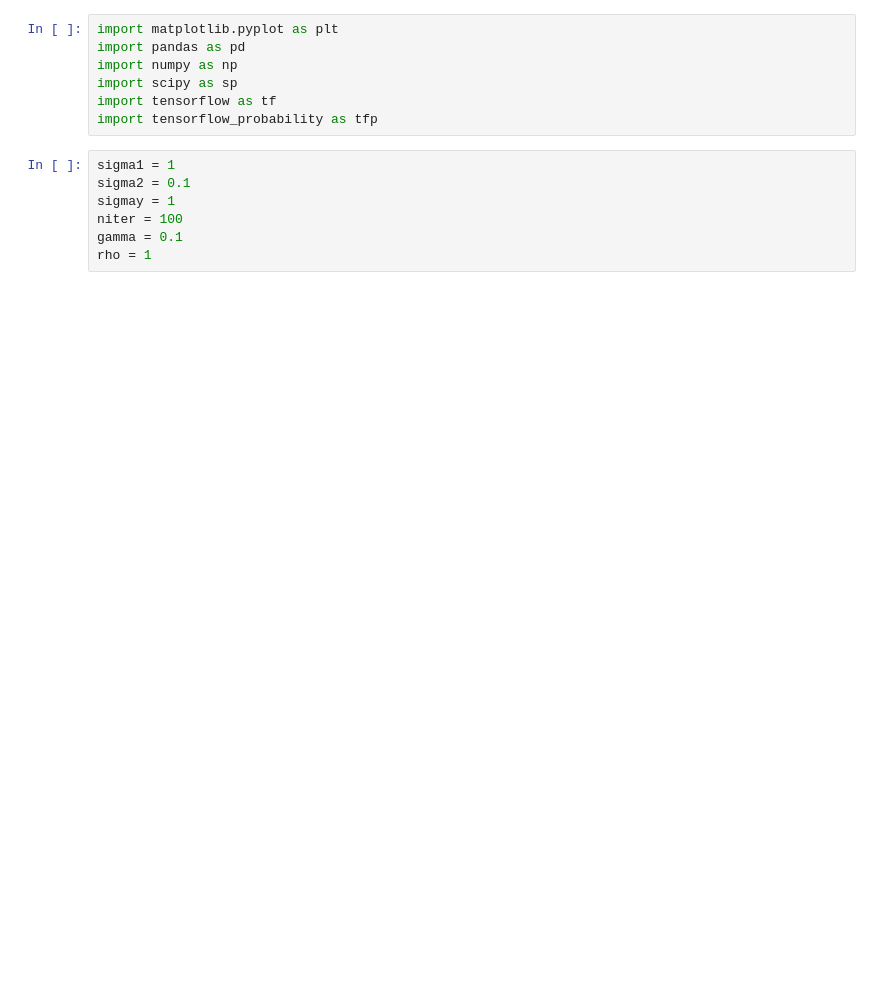
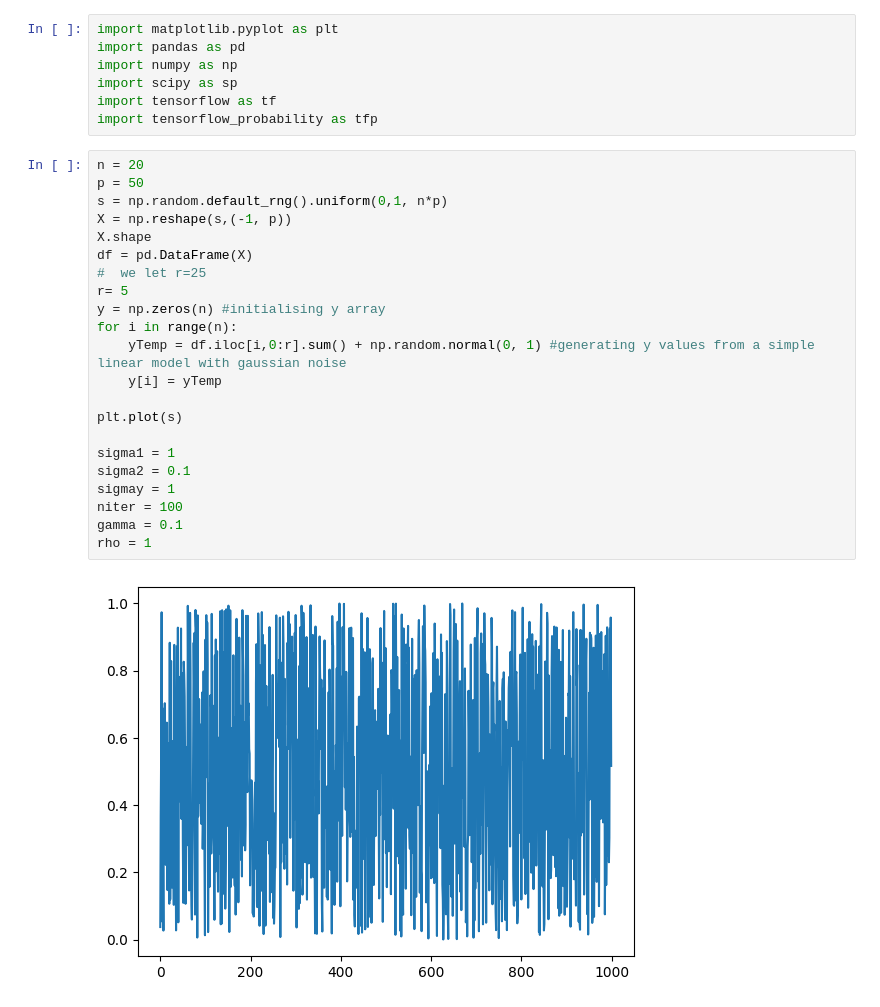
Before and after one commit to johnnymdoubleu/ssl-sgs, a Jupyter notebook: ssl-mh.ipynb, the cells around one changed output. Saved outputs shown, nothing was run; the diff lists cells and outputs as text; blank space fills up the shorter version.

```diff
--- a/ssl-mh.ipynb
+++ b/ssl-mh.ipynb
@@ -5,13 +5,30 @@ import numpy as np
 import scipy as sp
 import tensorflow as tf
 import tensorflow_probability as tfp
-# %%
-sigma1 = 1
-sigma2 = 0.1
-sigmay = 1
-niter = 100
-gamma = 0.1
-rho = 1
+# %%
+n = 20
+p = 50
+s = np.random.default_rng().uniform(0,1, n*p)
+X = np.reshape(s,(-1, p))
+X.shape
+df = pd.DataFrame(X)
+#  we let r=25
+r= 5
+y = np.zeros(n) #initialising y array
+for i in range(n):
+    yTemp = df.iloc[i,0:r].sum() + np.random.normal(0, 1) #generating y values from a simple linear model with gaussian noise
+    y[i] = yTemp
+
+plt.plot(s)
+
+sigma1 = 1
+sigma2 = 0.1
+sigmay = 1
+niter = 100
+gamma = 0.1
+rho = 1
+# %% [output]
+[figure, added]
 # %%
 p = len(X[1])
 n = len(X)
```
Also changed, not shown: parts of 1 cell of this notebook.
